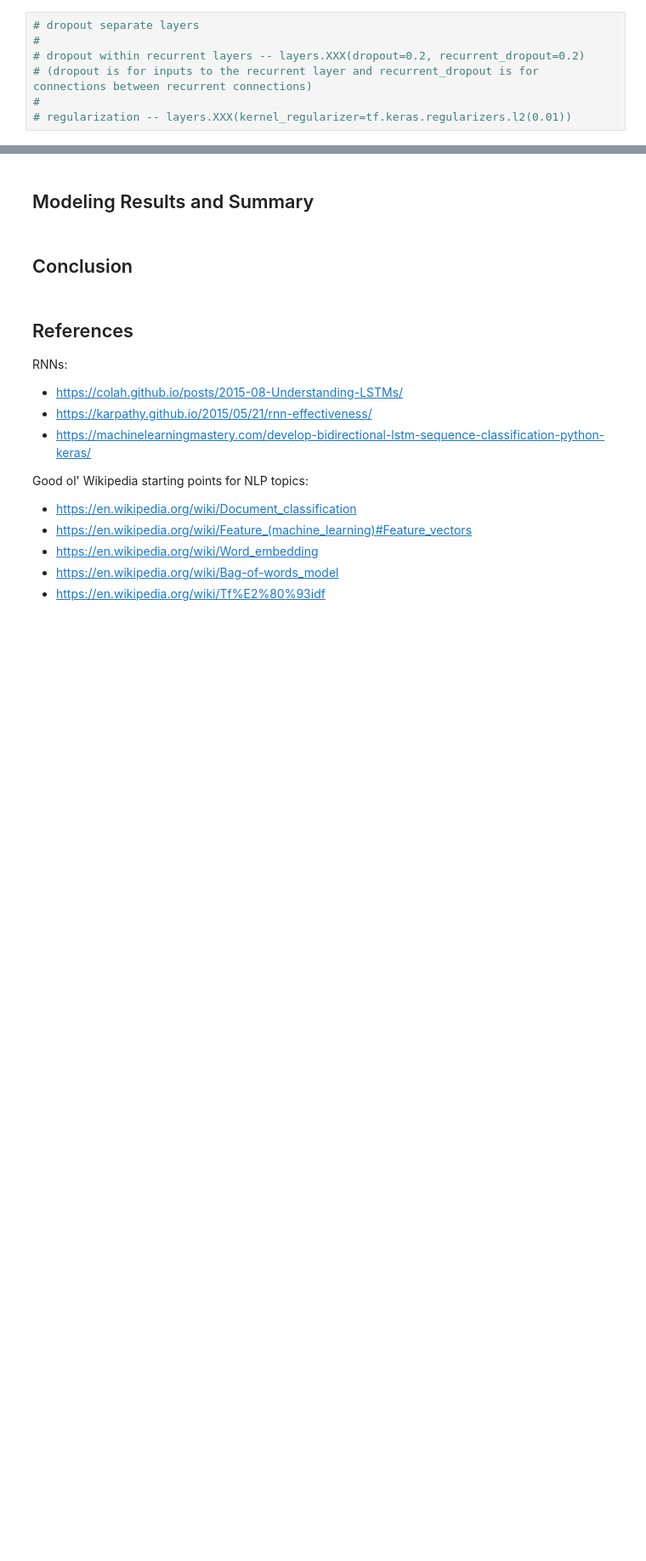
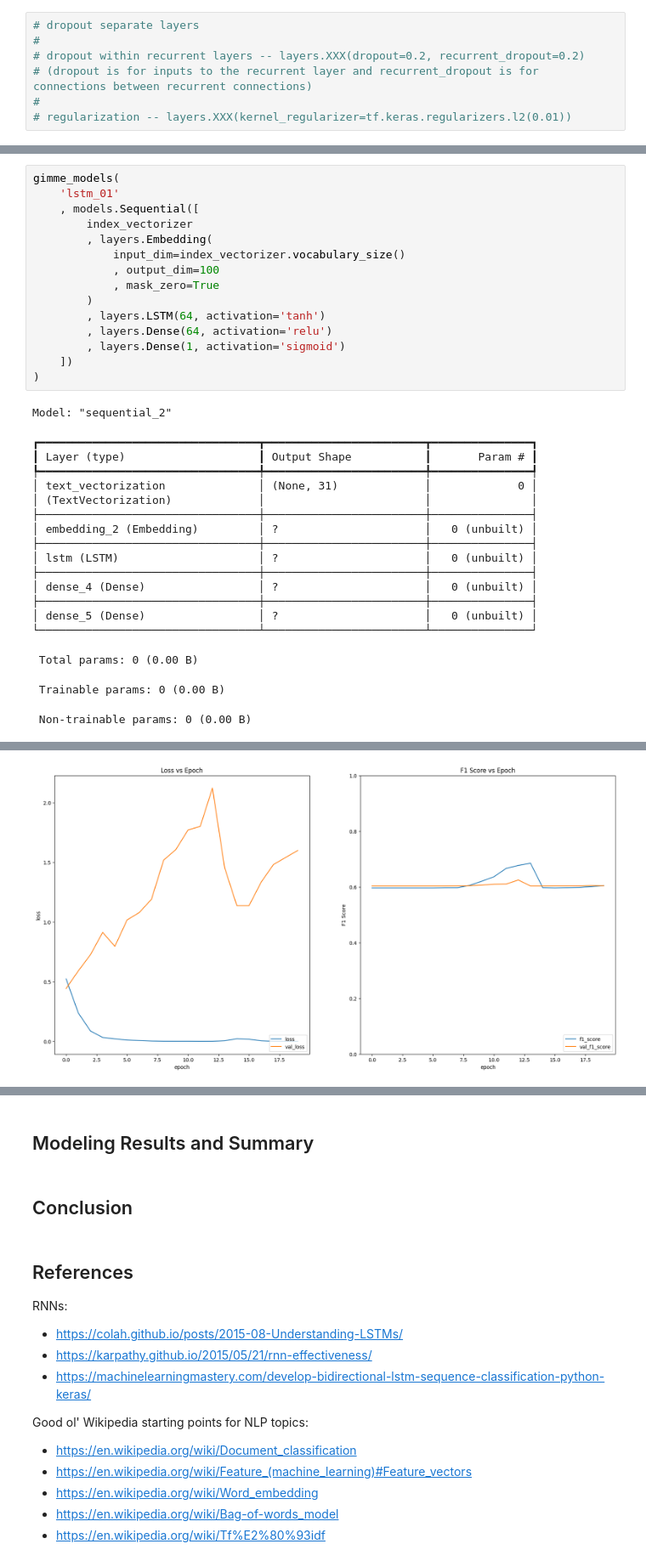
Before and after one commit to jhleakakos/msds-nlp-disaster-tweets, a Jupyter notebook: talk_about_a_disaster.ipynb, the cells around one changed output, grey strips where cells are left out. Shown: that part at 85% size. Drawn from its saved outputs; the diff is of its cells as text; blank space fills up the shorter version.

```diff
--- a/talk_about_a_disaster.ipynb
+++ b/talk_about_a_disaster.ipynb
@@ -627,0 +728,34 @@ index_vectorizer.adapt(x_train)
+# %%
+gimme_models(
+    'lstm_01'
+    , models.Sequential([
+        index_vectorizer
+        , layers.Embedding(
+            input_dim=index_vectorizer.vocabulary_size()
+            , output_dim=100
+            , mask_zero=True
+        )
+        , layers.LSTM(64, activation='tanh')
+        , layers.Dense(64, activation='relu')
+        , layers.Dense(1, activation='sigmoid')
+    ])
+)
+# %% [output]
+Model: "sequential_2"
+┏━━━━━━━━━━━━━━━━━━━━━━━━━━━━━━━━━┳━━━━━━━━━━━━━━━━━━━━━━━━┳━━━━━━━━━━━━━━━┓
+┃ Layer (type)                    ┃ Output Shape           ┃       Param # ┃
+┡━━━━━━━━━━━━━━━━━━━━━━━━━━━━━━━━━╇━━━━━━━━━━━━━━━━━━━━━━━━╇━━━━━━━━━━━━━━━┩
+│ text_vectorization              │ (None, 31)             │             0 │
+│ (TextVectorization)             │                        │               │
+├─────────────────────────────────┼────────────────────────┼───────────────┤
+│ embedding_2 (Embedding)         │ ?                      │   0 (unbuilt) │
+├─────────────────────────────────┼────────────────────────┼───────────────┤
+│ lstm (LSTM)                     │ ?                      │   0 (unbuilt) │
+├─────────────────────────────────┼────────────────────────┼───────────────┤
+│ dense_4 (Dense)                 │ ?                      │   0 (unbuilt) │
+├─────────────────────────────────┼────────────────────────┼───────────────┤
+│ dense_5 (Dense)                 │ ?                      │   0 (unbuilt) │
+└─────────────────────────────────┴────────────────────────┴───────────────┘
+ Total params: 0 (0.00 B)
+ Trainable params: 0 (0.00 B)
+ Non-trainable params: 0 (0.00 B)
@@ -628 +779,2 @@ index_vectorizer.adapt(x_train)
+[figure, added]
 # %%
```
Also changed, not shown: parts of 10 cells of this notebook.
